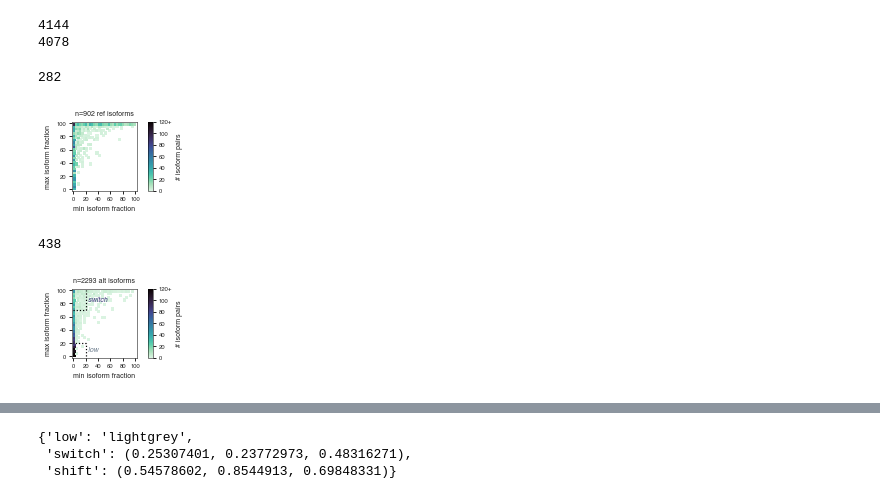
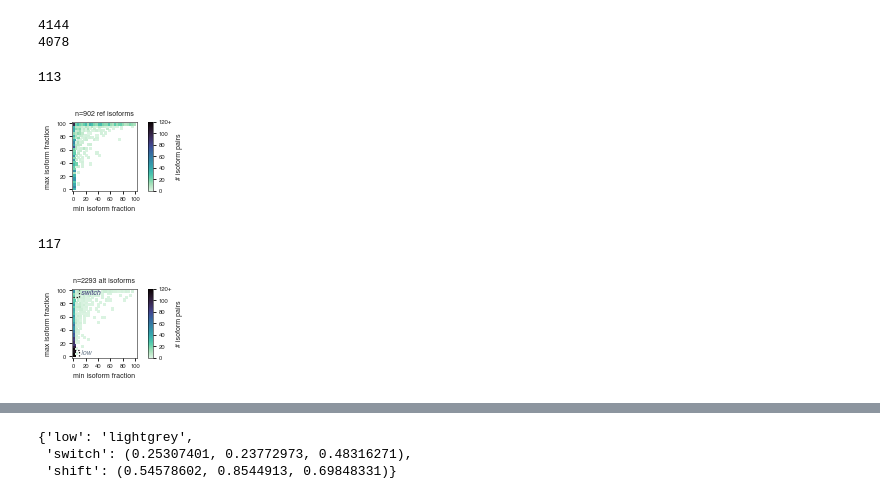
Before and after one commit to CCSB-DFCI/TF_isoforms_paper, a Jupyter notebook: src/expr_data_clean.ipynb, the cells around one changed output, grey strips where cells are left out. Cells and saved outputs as stored; diff of their text form; code cells hidden in the pictures.

```diff
--- a/src/expr_data_clean.ipynb
+++ b/src/expr_data_clean.ipynb
@@ -1383,8 +1451,8 @@ fig = plt.figure(figsize=(2, 1.5))
 df = ref_alt_map_nonan[["ref", "min_ratio_dev_ref", "max_ratio_dev_ref"]].drop_duplicates()
 df = df[(~pd.isnull(df["min_ratio_dev_ref"])) & (~pd.isnull(df["max_ratio_dev_ref"]))]
 
-n_switches = df[(df["min_ratio_dev_ref"] < 20) & (df["max_ratio_dev_ref"] > 70)]
-n_off = df[(df["min_ratio_dev_ref"] < 20) & (df["max_ratio_dev_ref"] < 70)]
+n_switches = df[(df["min_ratio_dev_ref"] < 10) & (df["max_ratio_dev_ref"] > 90)]
+n_off = df[(df["min_ratio_dev_ref"] < 10) & (df["max_ratio_dev_ref"] < 10)]
 print(len(n_switches))
 p_switches_ref_dev = len(n_switches)/len(df)
 p_off_ref_dev = len(n_off)/len(df)
@@ -1414,47 +1482,47 @@ ax.set_title("n=%s ref isoforms" % len(df))
 fig.savefig('../figures/expression-ratio-scatter-ref-dev.pdf',
             bbox_inches='tight')
 # %% [output]
-282
+113
 [figure]
 # %%
 fig = plt.figure(figsize=(2, 1.5))
 
 df = ref_alt_map_nonan[["alt", "min_ratio_dev_alt", "max_ratio_dev_alt"]].drop_duplicates()
 df = df[(~pd.isnull(df["min_ratio_dev_alt"])) & (~pd.isnull(df["max_ratio_dev_alt"]))]
 
-n_switches = df[(df["min_ratio_dev_alt"] < 20) & (df["max_ratio_dev_alt"] > 70)]
-n_off = df[(df["min_ratio_dev_alt"] < 20) & (df["max_ratio_dev_alt"] < 70)]
+n_switches = df[(df["min_ratio_dev_alt"] < 10) & (df["max_ratio_dev_alt"] > 90)]
+n_off = df[(df["min_ratio_dev_alt"] < 10) & (df["max_ratio_dev_alt"] < 10)]
 print(len(n_switches))
 p_switches_alt_dev = len(n_switches)/len(df)
 p_off_alt_dev = len(n_off)/len(df)
 
 ax = sns.histplot(data=ref_alt_map_nonan, x="min_ratio_dev_alt", y="max_ratio_dev_alt",
                   bins=30, cbar=True, cmap="mako_r", vmin=0, vmax=120, cbar_kws={"label": "# isoform pairs",
                                                                                    "ticks": [0, 20, 40, 60,
                                                                                              80, 100, 120]})
 cbar = ax.collections[0].colorbar
 cbar.set_ticklabels(["0", "20", "40", "60", "80", "100", "120+"])
 ax.set_xlim((-2, 102))
 ax.set_ylim((-2, 102))
 ax.set_xticks([0, 20, 40, 60, 80, 100])
 ax.set_yticks([0, 20, 40, 60, 80, 100])
 ax.set_xlabel("min isoform fraction")
 ax.set_ylabel("max isoform fraction")
 ax.set_title("n=%s alt isoforms" % len(df))
 
 # add lines to distinguish events
-ax.plot([20, 0], [20, 20], linestyle="dotted", color="black")
-ax.plot([20, 20], [0, 20], linestyle="dotted", color="black")
-ax.plot([0, 20], [70, 70], linestyle="dotted", color="black")
-ax.plot([20, 20], [70, 100], linestyle="dotted", color="black")
-ax.text(20, 10, " low", ha="left", va="center", fontstyle="italic", color="slategrey")
-ax.text(20, 85, " switch", ha="left", va="center", fontstyle="italic", color=sns.color_palette("mako")[1])
+ax.plot([10, 0], [10, 10], linestyle="dotted", color="black")
+ax.plot([10, 10], [0, 10], linestyle="dotted", color="black")
+ax.plot([0, 10], [90, 90], linestyle="dotted", color="black")
+ax.plot([10, 10], [90, 100], linestyle="dotted", color="black")
+ax.text(10, 5, " low", ha="left", va="center", fontstyle="italic", color="slategrey")
+ax.text(10, 95, " switch", ha="left", va="center", fontstyle="italic", color=sns.color_palette("mako")[1])
 
 fig.savefig('../figures/expression-ratio-scatter-alt-dev.pdf',
             bbox_inches='tight')
 # %% [output]
-438
+117
-[figure, old version]
+[figure, new version]
 # %%
 bar = pd.DataFrame.from_dict({"gtex_ds_ref": {"switch": p_switches_ref_gtex_ds*100, "low": p_off_ref_gtex_ds*100},
                               "gtex_ds_alt": {"switch": p_switches_alt_gtex_ds*100, "low": p_off_alt_gtex_ds*100},
```
Also changed, not shown: parts of 52 cells of this notebook, 15 other files.
